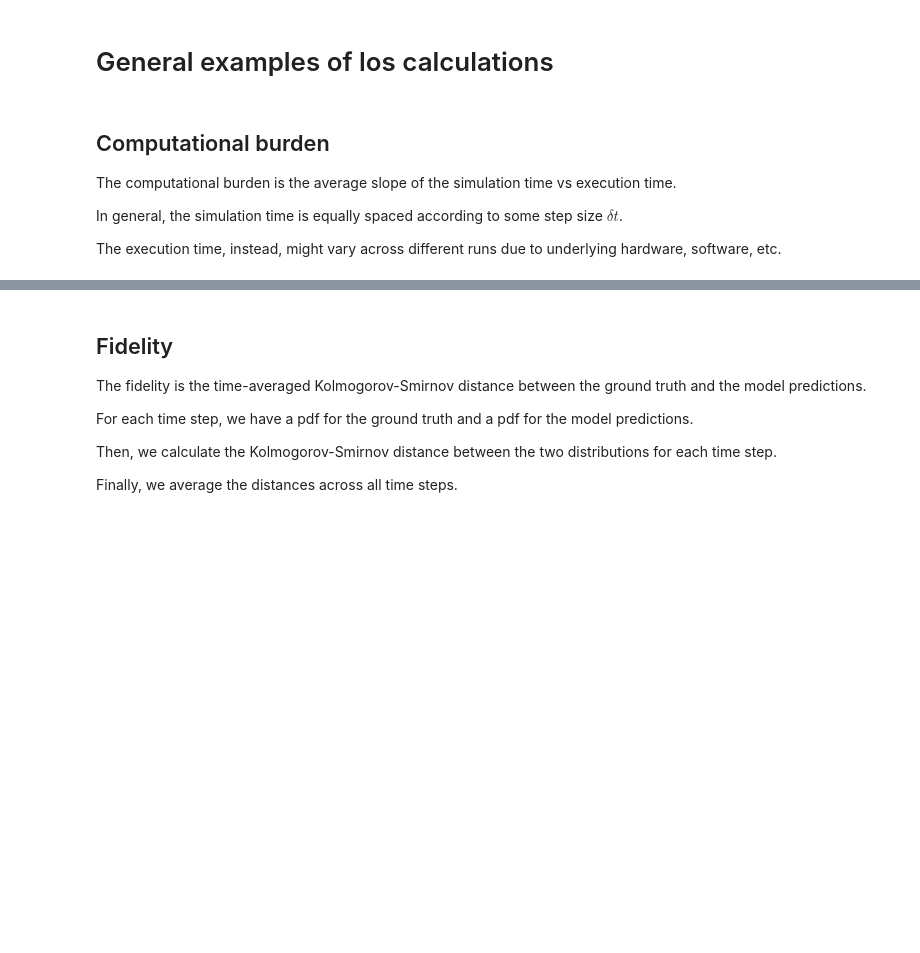
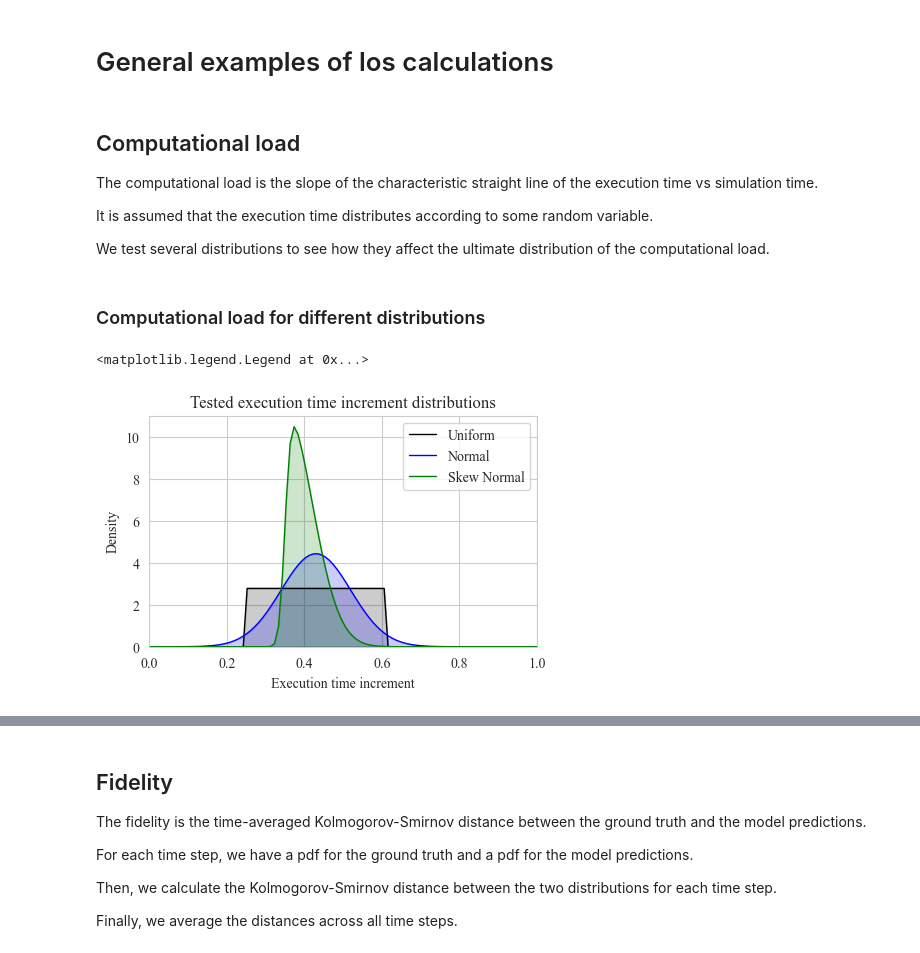
Before and after one commit to jpfutalef/VoI, a Jupyter notebook: notebooks/losses_figures.ipynb, the cells around one changed output, grey strips where cells are left out. Cells and saved outputs as stored; diff of their text form; code cells hidden in the pictures; blank space fills up the shorter version.

```diff
--- a/notebooks/losses_figures.ipynb
+++ b/notebooks/losses_figures.ipynb
@@ -11,10 +12,10 @@ from sympy.printing.pretty.pretty_symbology import line_width
 plt.rcParams['font.family'] = 'serif'
 plt.rcParams['font.serif'] = ['Times New Roman'] + plt.rcParams['font.serif']
 # %% [markdown]
-## Computational burden
+## Computational load
 
-The computational burden is the average slope of the simulation time vs execution time.
+The computational load is the slope of the characteristic straight line of the execution time vs simulation time.
 
-In general, the simulation time is equally spaced according to some step size $\delta t$.
+It is assumed that the execution time distributes according to some random variable.
 
-The execution time, instead, might vary across different runs due to underlying hardware, software, etc.
+We test several distributions to see how they affect the ultimate distribution of the computational load.
@@ -20,0 +38,34 @@ The execution time, instead, might vary across different runs due to underlying
+# %% [markdown]
+### Computational load for different distributions
+# %%
+# Uniform distribution
+pdf1 = stats.uniform(0.43 - 2 * 0.09, 4 * 0.09)
+fun1 = lambda: pdf1.rvs()
+
+# Normal distribution clipped to [0, inf]
+pdf2 = stats.norm(0.43, 0.09)
+fun2 = lambda: max(0, pdf2.rvs())
+
+# Skew normal distribution
+pdf3 = stats.skewnorm(5.72, 0.35, 0.07)
+fun3 = lambda: pdf3.rvs()
+# %%
+# Histogram of the distributions
+fig, ax = plt.subplots(1, 1, figsize=(5, 3))
+x = np.linspace(0, 1, 100)
+
+ax.plot(x, pdf1.pdf(x), color='black', linewidth=1, label='Uniform')
+ax.plot(x, pdf2.pdf(x), color='blue', linewidth=1, label='Normal')
+ax.plot(x, pdf3.pdf(x), color='green', linewidth=1, label='Skew Normal')
+ax.fill_between(x, pdf1.pdf(x), color='black', alpha=0.2)
+ax.fill_between(x, pdf2.pdf(x), color='blue', alpha=0.2)
+ax.fill_between(x, pdf3.pdf(x), color='green', alpha=0.2)
+ax.set_xlabel('Execution time increment')
+ax.set_ylabel('Density')
+ax.set_title('Tested execution time increment distributions')
+ax.set_xlim([0, 1])
+ax.set_ylim([0, None])
+ax.legend()
+# %% [output]
+<matplotlib.legend.Legend at 0x...>
+[figure, added]
```
Also changed, not shown: parts of 14 cells of this notebook, 6 other files.
